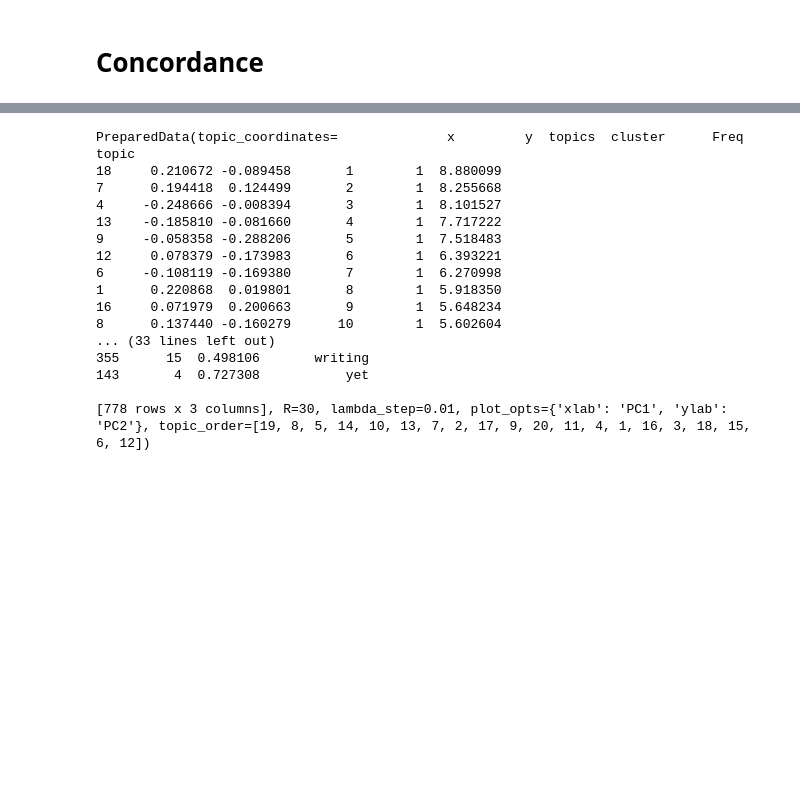
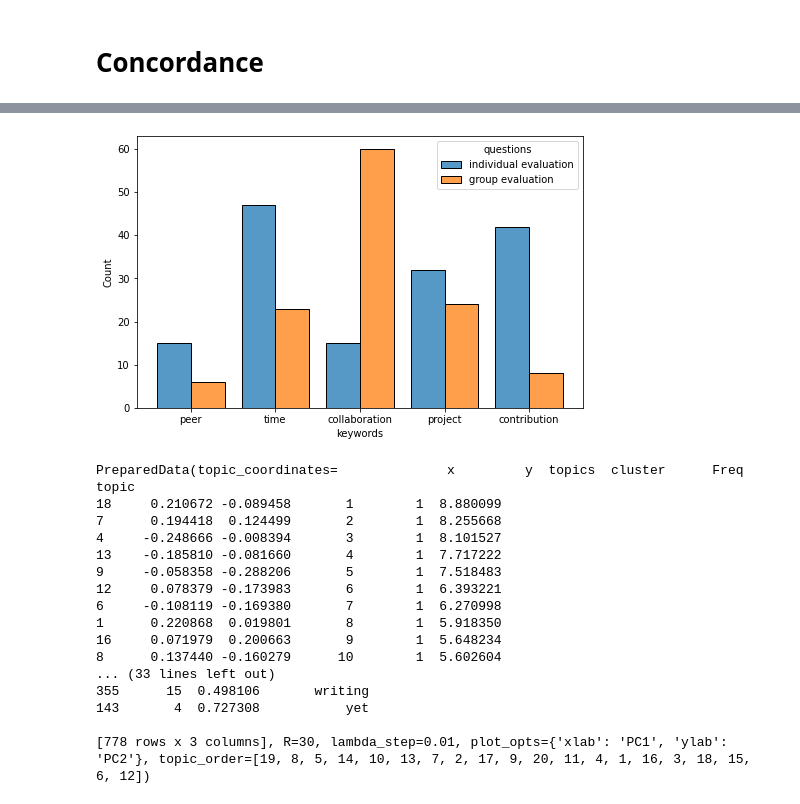
Before and after one commit to tiilt-lab/Blinc-collab-notebooks, a Jupyter notebook: Blinc_leverage_collaboration_To.ipynb, the cells around one changed output, grey strips where cells are left out. Saved outputs shown, nothing was run; the diff lists cells and outputs as text; code cells hidden in the pictures; blank space fills up the shorter version.

```diff
--- a/Blinc_leverage_collaboration_To.ipynb
+++ b/Blinc_leverage_collaboration_To.ipynb
@@ -779,3 +871,10 @@ fd.tabulate(20)
+# %%
+data= common_terms(fd_51,fd_52,['individual evaluation','group evaluation'],['collaboration', 'time', 'project','contribution','time','peer'])
+#df2 = create_data_frame(data,['questions','keywords'])
+#generate_correlation(data,['questions','keywords'])
+generate_histo(data,['questions','keywords'],(8,5))
+# %% [output]
+[figure, added]
 # %%
 #------topic modeling for question 57 -----------
 lda_model,corpus,id2word = run_topic_modeling(df.Q57.str.cat(sep = ' '),'text')
```
Also changed, not shown: parts of 23 cells of this notebook.
